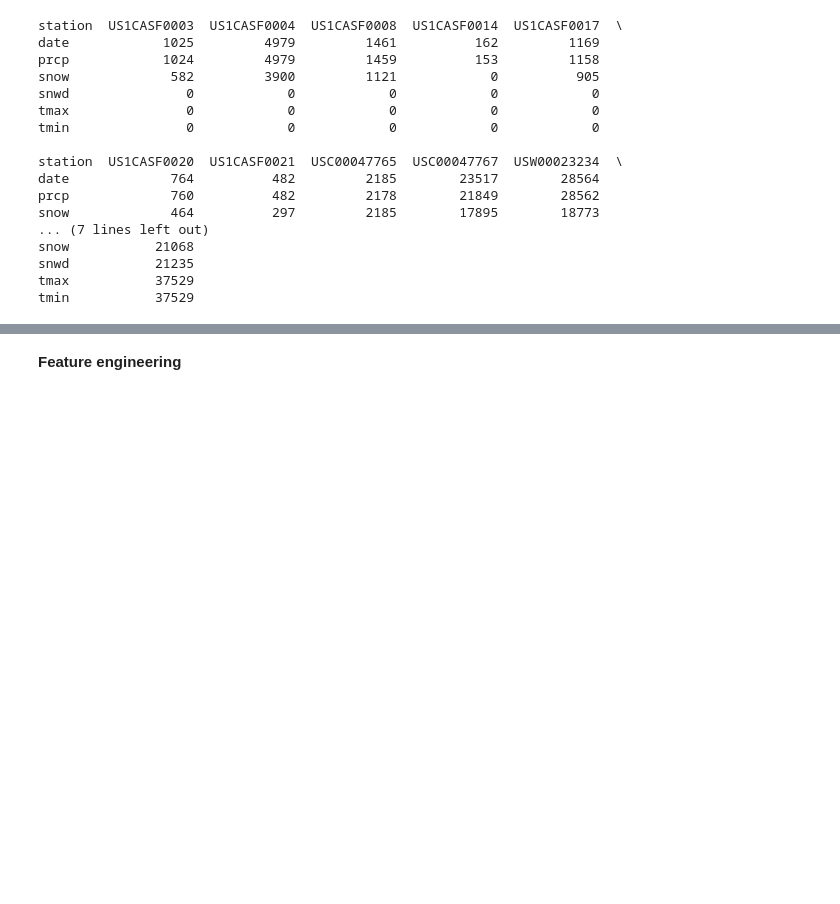
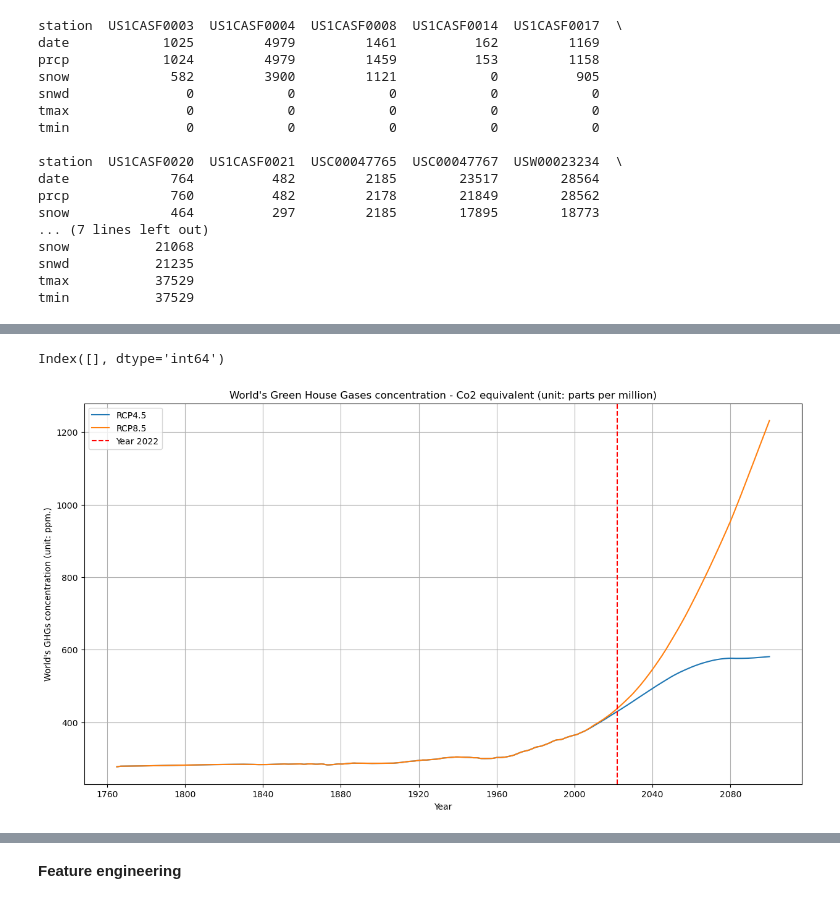
Before and after one commit to sumatepru/sf_climate_projection, a Jupyter notebook: code_for_daily_data.ipynb, the cells around one changed output, grey strips where cells are left out. Saved outputs shown, nothing was run; the diff lists cells and outputs as text; code cells hidden in the pictures; blank space fills up the shorter version.

```diff
--- a/code_for_daily_data.ipynb
+++ b/code_for_daily_data.ipynb
@@ -62,0 +148,13 @@ The type of machine learning problem we are investigating is an univariate time
+# %%
+# import green house gases concentration from excel
+file_path = r'data/ghg_concentration.xlsx'
+
+# Read the Excel file into a pandas DataFrame
+rcp = pd.read_excel(file_path)
+
+# Convert the 'rcp' column to datetime
+rcp['year'] = pd.to_datetime(rcp['year'], format='%Y')
+
+# Set the 'year' column as the index
+# rcp.set_index('year', inplace=True)
+rcp
@@ -205,0 +386,10 @@ main4.corr()
+# %%
+# Read the Excel file into a pandas DataFrame
+rcp = pd.read_excel(file_path)
+
+# Convert the 'rcp' column to datetime
+rcp['year'] = pd.to_datetime(rcp['year'], format='%Y')
+
+# Set the 'year' column as the index
+# rcp.set_index('year', inplace=True)
+rcp.describe()
@@ -205,0 +406,25 @@ main4.corr()
+# %%
+# check missing value in rcp
+missing_indices = rcp.loc[rcp['rcp45'].isnull()|rcp['rcp85'].isnull()].index
+missing_indices
+# %% [output]
+Index([], dtype='int64')
+# %%
+# Assuming 'rcp45' and 'rcp85' have datetime indices after the operations you've performed
+plt.figure(figsize=(15, 8))
+
+# Plotting both series on the same chart
+sns.lineplot(x='year', y='rcp45', data=rcp, label='RCP4.5')
+sns.lineplot(x='year', y='rcp85', data=rcp, label='RCP8.5')
+plt.axvline(x=pd.to_datetime('2022'), color='red', linestyle='--', label='Year 2022')
+
+# Adding labels and title
+plt.xlabel('Year')
+plt.ylabel('World\'s GHGs concentration (unit: ppm.)')
+
+plt.title('World\'s Green House Gases concentration - Co2 equivalent (unit: parts per million)')
+plt.legend()
+plt.grid(True)
+plt.show()
+# %% [output]
+[figure, added]
```
Also changed, not shown: parts of 36 cells of this notebook, 1 other file.
